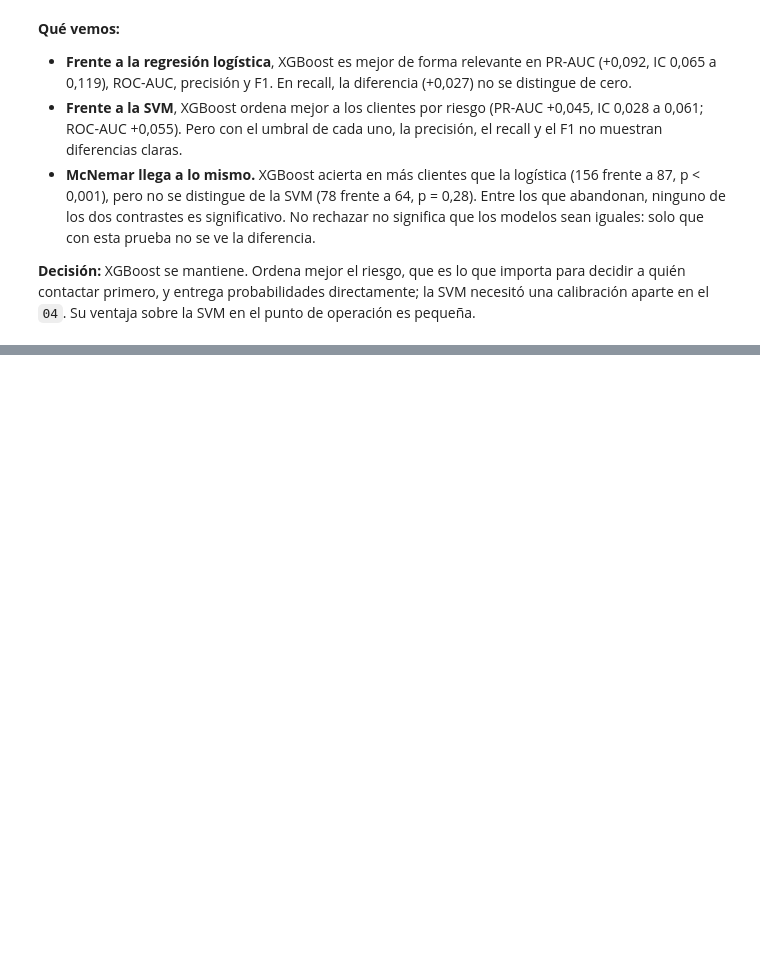
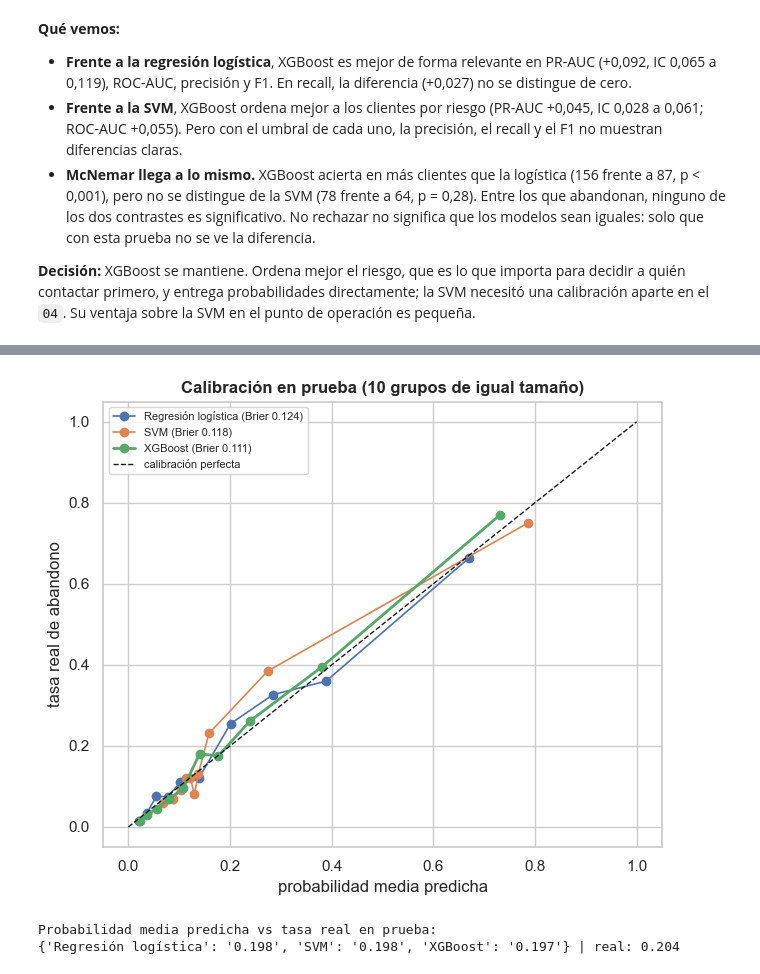
Before and after one commit to Danielfts/MINE-ciencia-de-datos, a Jupyter notebook: Taller 2/notebooks/05_evaluacion.ipynb, the cells around one changed output, grey strips where cells are left out. Saved outputs shown, nothing was run; the diff lists cells and outputs as text; code cells hidden in the pictures; blank space fills up the shorter version.

```diff
--- a/Taller 2/notebooks/05_evaluacion.ipynb
+++ b/Taller 2/notebooks/05_evaluacion.ipynb
@@ -385,0 +392,17 @@ SVM en el punto de operación es pequeña.
+# %%
+fig, ax = plt.subplots(figsize=(6.5, 5.5))
+for n in NOMBRES:
+    real, pred = calibration_curve(y_test, prob_test[n], n_bins=10, strategy='quantile')
+    ax.plot(pred, real, marker='o', lw=2 if n == ELEGIDO else 1.2,
+            label=f'{n} (Brier {brier_score_loss(y_test, prob_test[n]):.3f})')
+ax.plot([0, 1], [0, 1], 'k--', lw=1, label='calibración perfecta')
+ax.set_xlabel('probabilidad media predicha'); ax.set_ylabel('tasa real de abandono'); ax.legend(fontsize=8)
+ax.set_title('Calibración en prueba (10 grupos de igual tamaño)', fontweight='bold')
+plt.tight_layout(); plt.savefig(f'{RUTA_FIGS}/05_calibracion.png', bbox_inches='tight'); plt.show()
+
+print('Probabilidad media predicha vs tasa real en prueba:')
+print({n: f'{prob_test[n].mean():.3f}' for n in NOMBRES}, f'| real: {TASA_PRUEBA:.3f}')
+# %% [output]
+[figure, added]
+Probabilidad media predicha vs tasa real en prueba:
+{'Regresión logística': '0.198', 'SVM': '0.198', 'XGBoost': '0.197'} | real: 0.204
```
Also changed, not shown: parts of 12 cells of this notebook, 1 other file.
